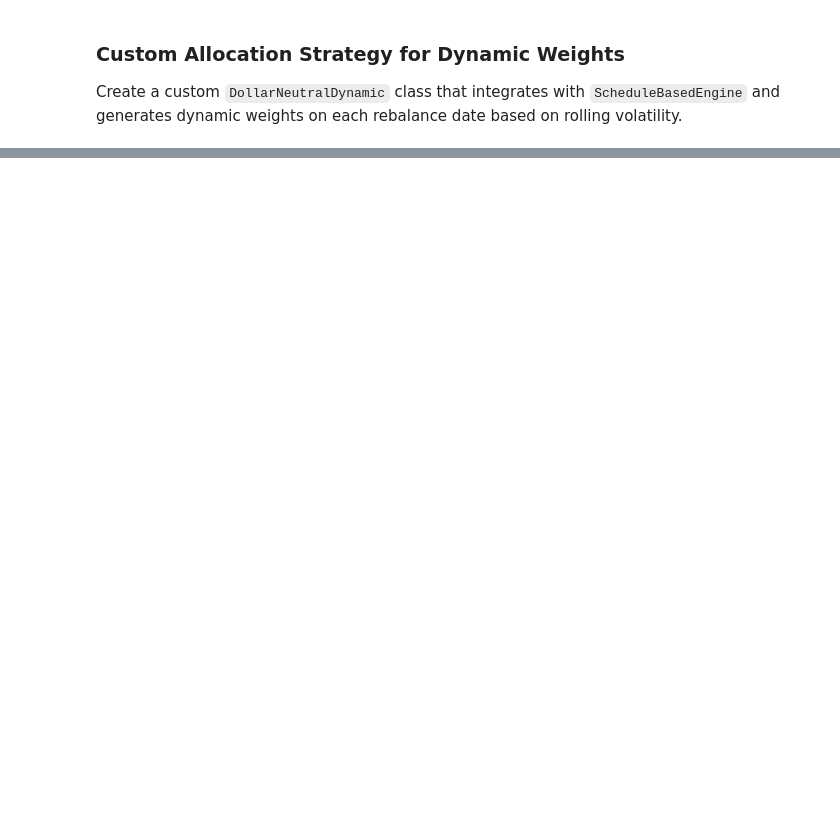
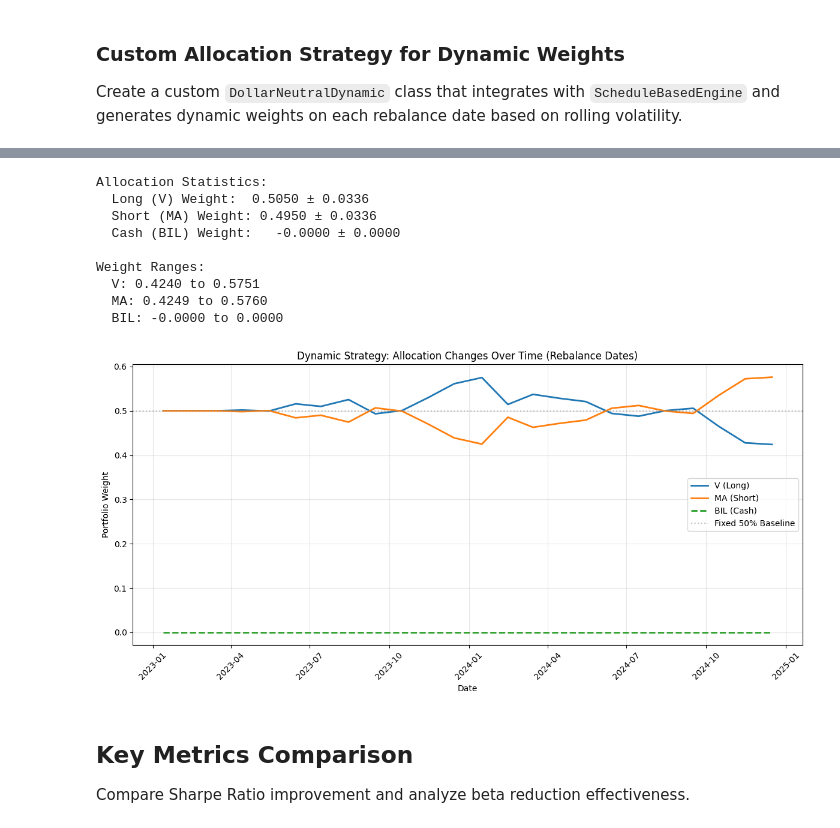
Before and after one commit to TradeInsight-Info/TiPortfolio, a Jupyter notebook: notebooks/dollar_neutral_dynamic_v_ma.ipynb, the cells around one changed output, grey strips where cells are left out. Cells and saved outputs as stored; diff of their text form; code cells hidden in the pictures; blank space fills up the shorter version.

Commit message:
Dollar Neutral: Dynamic ratio implementation and backtesting

```diff
--- a/notebooks/dollar_neutral_dynamic_v_ma.ipynb
+++ b/notebooks/dollar_neutral_dynamic_v_ma.ipynb
@@ -83,11 +83,10 @@ for symbol in df["symbol"].unique():
 for symbol, df in prices.items():
     print(f"{symbol}: {len(df)} trading days from {df.index[0].date()} to {df.index[-1].date()}")
 
-# Show sample data
-print("\nSample price data:")
-for symbol in symbols:
-    print(f"\n{symbol} (last 5 days):")
-    print(prices[symbol].tail())
+# # Show sample data
+# print("\nSample price data:")
+# for symbol in symbols:
+#     print(prices[symbol].tail())
 # %% [output]
 Loading data for ['V', 'MA', 'BIL'] from 2023-01-01 to 2024-12-31...
 Loaded cached bar data.
@@ -542,0 +656,53 @@ Integration: Can be passed to ScheduleBasedEngine(allocation=dynamic_strategy)
+# %%
+# Extract target weights from rebalance decisions
+allocation_history = []
+for decision in dynamic_result.rebalance_decisions:
+    allocation_history.append({
+        'date': decision.date,
+        'long_weight': decision.target_weights.get(LONG, 0),
+        'short_weight': decision.target_weights.get(SHORT, 0),
+        'cash_weight': decision.target_weights.get(CASH, 0),
+    })
+
+allocation_df = pd.DataFrame(allocation_history)
+allocation_df.set_index('date', inplace=True)
+
+print(f"\nAllocation Statistics:")
+print(f"  Long ({LONG}) Weight:  {allocation_df['long_weight'].mean():.4f} ± {allocation_df['long_weight'].std():.4f}")
+print(f"  Short ({SHORT}) Weight: {allocation_df['short_weight'].mean():.4f} ± {allocation_df['short_weight'].std():.4f}")
+print(f"  Cash ({CASH}) Weight:   {allocation_df['cash_weight'].mean():.4f} ± {allocation_df['cash_weight'].std():.4f}")
+
+print(f"\nWeight Ranges:")
+print(f"  {LONG}: {allocation_df['long_weight'].min():.4f} to {allocation_df['long_weight'].max():.4f}")
+print(f"  {SHORT}: {allocation_df['short_weight'].min():.4f} to {allocation_df['short_weight'].max():.4f}")
+print(f"  {CASH}: {allocation_df['cash_weight'].min():.4f} to {allocation_df['cash_weight'].max():.4f}")
+
+# Plot allocation changes over time
+fig, ax = plt.subplots(figsize=(12, 6))
+ax.plot(allocation_df.index, allocation_df['long_weight'], label=f'{LONG} (Long)', linewidth=2)
+ax.plot(allocation_df.index, allocation_df['short_weight'], label=f'{SHORT} (Short)', linewidth=2)
+ax.plot(allocation_df.index, allocation_df['cash_weight'], label=f'{CASH} (Cash)', linewidth=2, linestyle='--')
+ax.axhline(y=0.5, color='gray', linestyle=':', alpha=0.5, label='Fixed 50% Baseline')
+ax.set_title('Dynamic Strategy: Allocation Changes Over Time (Rebalance Dates)')
+ax.set_xlabel('Date')
+ax.set_ylabel('Portfolio Weight')
+ax.legend()
+ax.grid(True, alpha=0.3)
+plt.xticks(rotation=45)
+plt.tight_layout()
+plt.show()
+# %% [output]
+Allocation Statistics:
+  Long (V) Weight:  0.5050 ± 0.0336
+  Short (MA) Weight: 0.4950 ± 0.0336
+  Cash (BIL) Weight:   -0.0000 ± 0.0000
+
+Weight Ranges:
+  V: 0.4240 to 0.5751
+  MA: 0.4249 to 0.5760
+  BIL: -0.0000 to 0.0000
+[figure, added]
+# %% [markdown]
+## Key Metrics Comparison
+
+Compare Sharpe Ratio improvement and analyze beta reduction effectiveness.
```
Also changed, not shown: parts of 11 cells of this notebook, 1 other file.
